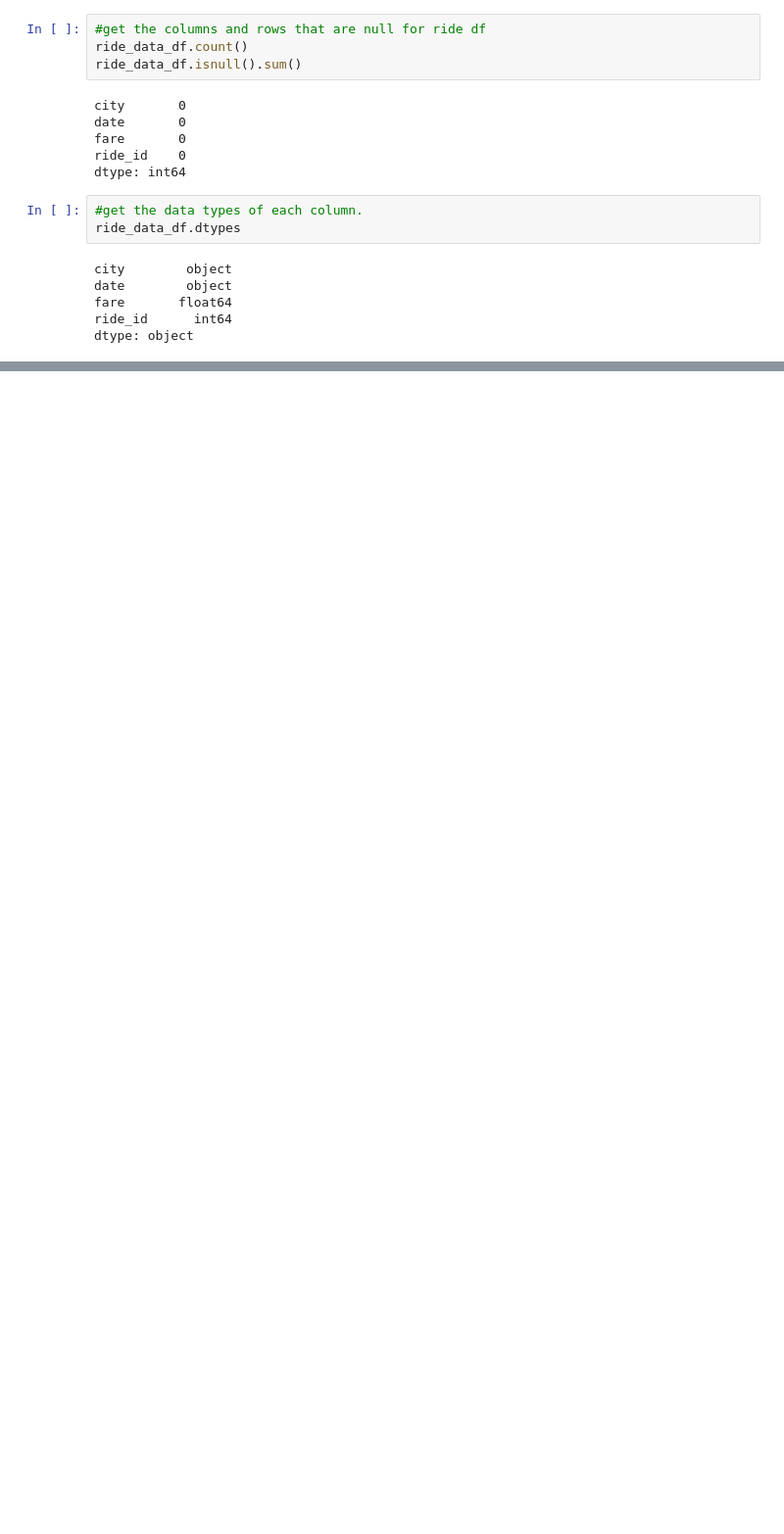
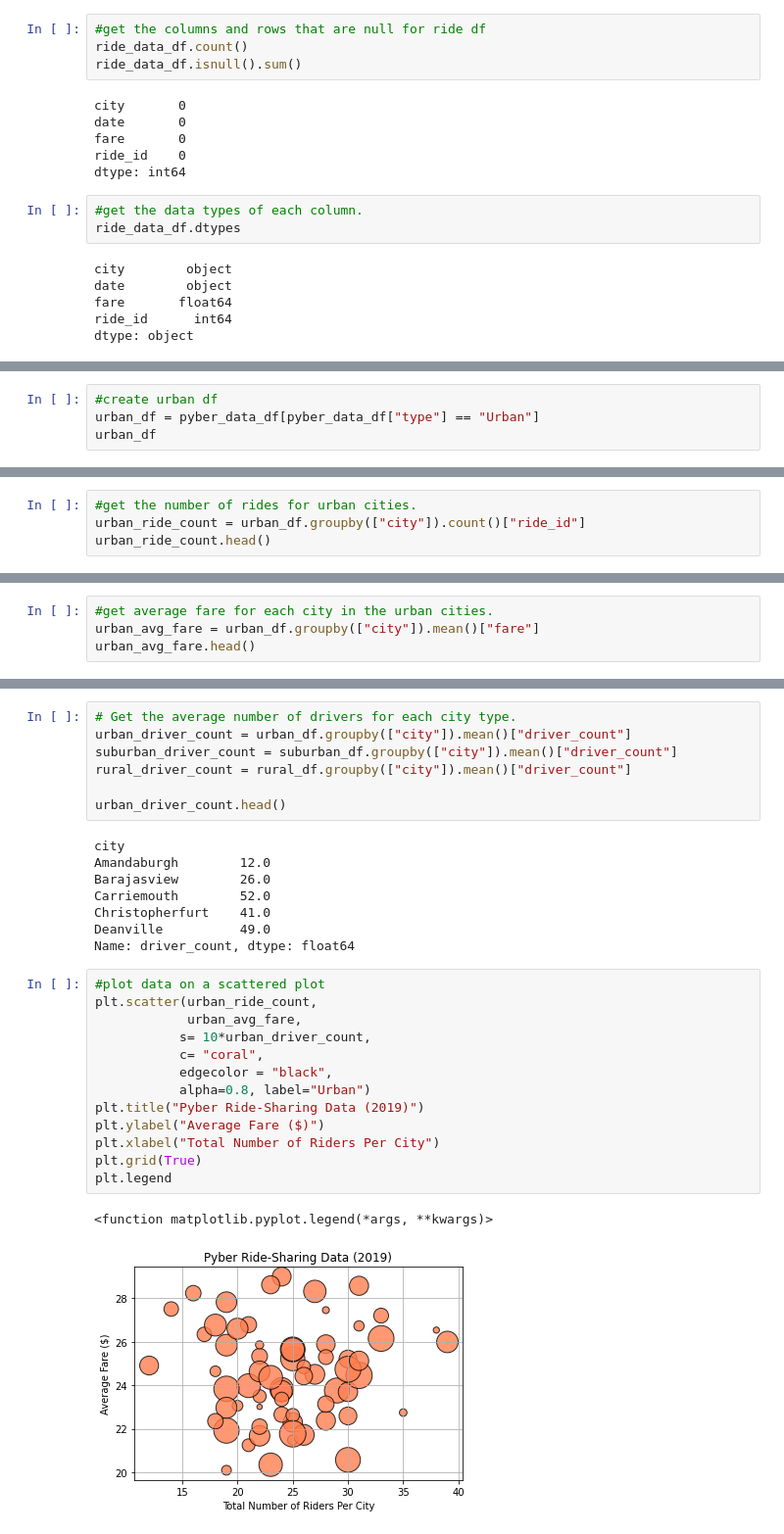
Before and after one commit to e-sycheung/Pyber_Analysis, a Jupyter notebook: PyBer.ipynb, the cells around one changed output, grey strips where cells are left out. Shown: that part at 98% size. Drawn from its saved outputs; the diff is of its cells as text; blank space fills up the shorter version.

Commit message:
adding scatterplot from Pyber Ride data

```diff
--- a/PyBer.ipynb
+++ b/PyBer.ipynb
@@ -66,0 +83,4 @@ pyber_data_df = pd.merge(ride_data_df, city_data_df, how= "left", on[""])
+# %%
+#create urban df
+urban_df = pyber_data_df[pyber_data_df["type"] == "Urban"]
+urban_df
@@ -66,0 +137,4 @@ pyber_data_df = pd.merge(ride_data_df, city_data_df, how= "left", on[""])
+# %%
+#get the number of rides for urban cities.
+urban_ride_count = urban_df.groupby(["city"]).count()["ride_id"]
+urban_ride_count.head()
@@ -66,0 +173,4 @@ pyber_data_df = pd.merge(ride_data_df, city_data_df, how= "left", on[""])
+# %%
+#get average fare for each city in the urban cities.
+urban_avg_fare = urban_df.groupby(["city"]).mean()["fare"]
+urban_avg_fare.head()
@@ -66,0 +209,31 @@ pyber_data_df = pd.merge(ride_data_df, city_data_df, how= "left", on[""])
+# %%
+# Get the average number of drivers for each city type.
+urban_driver_count = urban_df.groupby(["city"]).mean()["driver_count"]
+suburban_driver_count = suburban_df.groupby(["city"]).mean()["driver_count"]
+rural_driver_count = rural_df.groupby(["city"]).mean()["driver_count"]
+
+urban_driver_count.head()
+# %% [output]
+city
+Amandaburgh        12.0
+Barajasview        26.0
+Carriemouth        52.0
+Christopherfurt    41.0
+Deanville          49.0
+Name: driver_count, dtype: float64
+# %%
+#plot data on a scattered plot
+plt.scatter(urban_ride_count,
+            urban_avg_fare,
+           s= 10*urban_driver_count,
+           c= "coral",
+           edgecolor = "black",
+           alpha=0.8, label="Urban")
+plt.title("Pyber Ride-Sharing Data (2019)")
+plt.ylabel("Average Fare ($)")
+plt.xlabel("Total Number of Riders Per City")
+plt.grid(True)
+plt.legend
+# %% [output]
+<function matplotlib.pyplot.legend(*args, **kwargs)>
+[figure, added]
```
Also changed, not shown: parts of 14 cells of this notebook, 1 other file.
